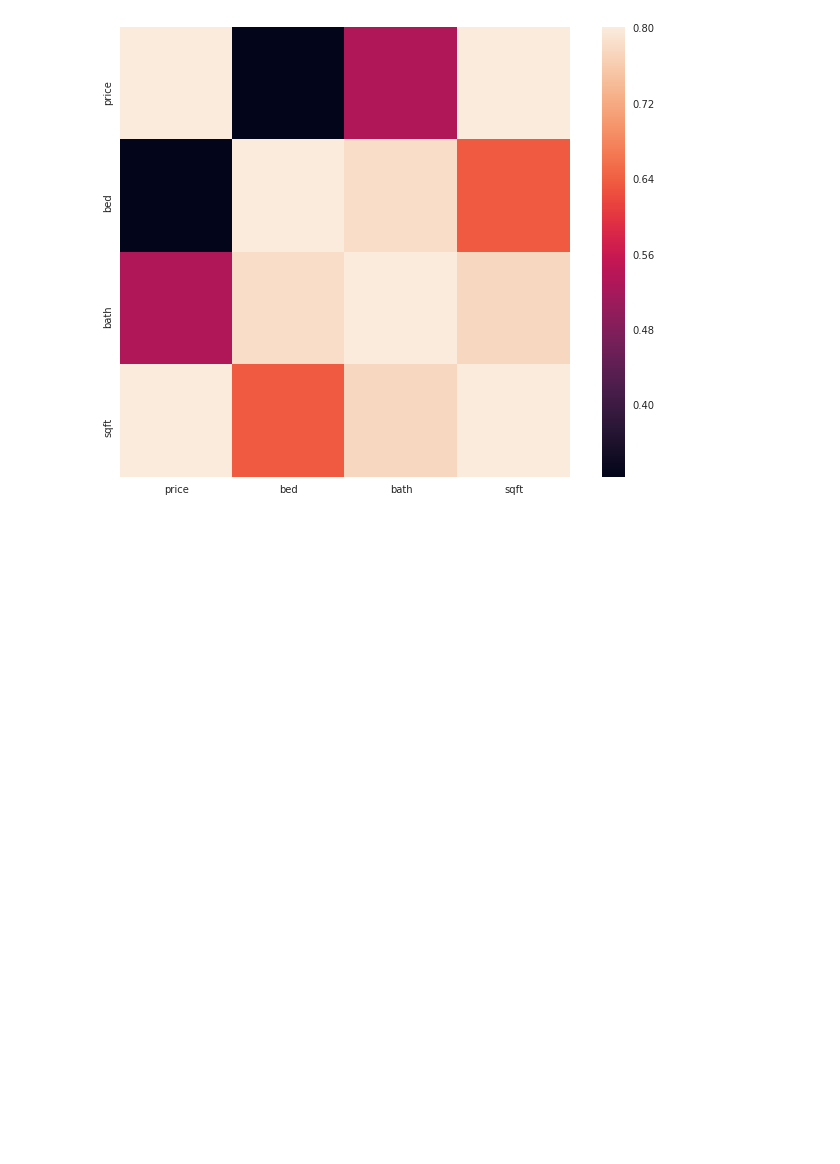
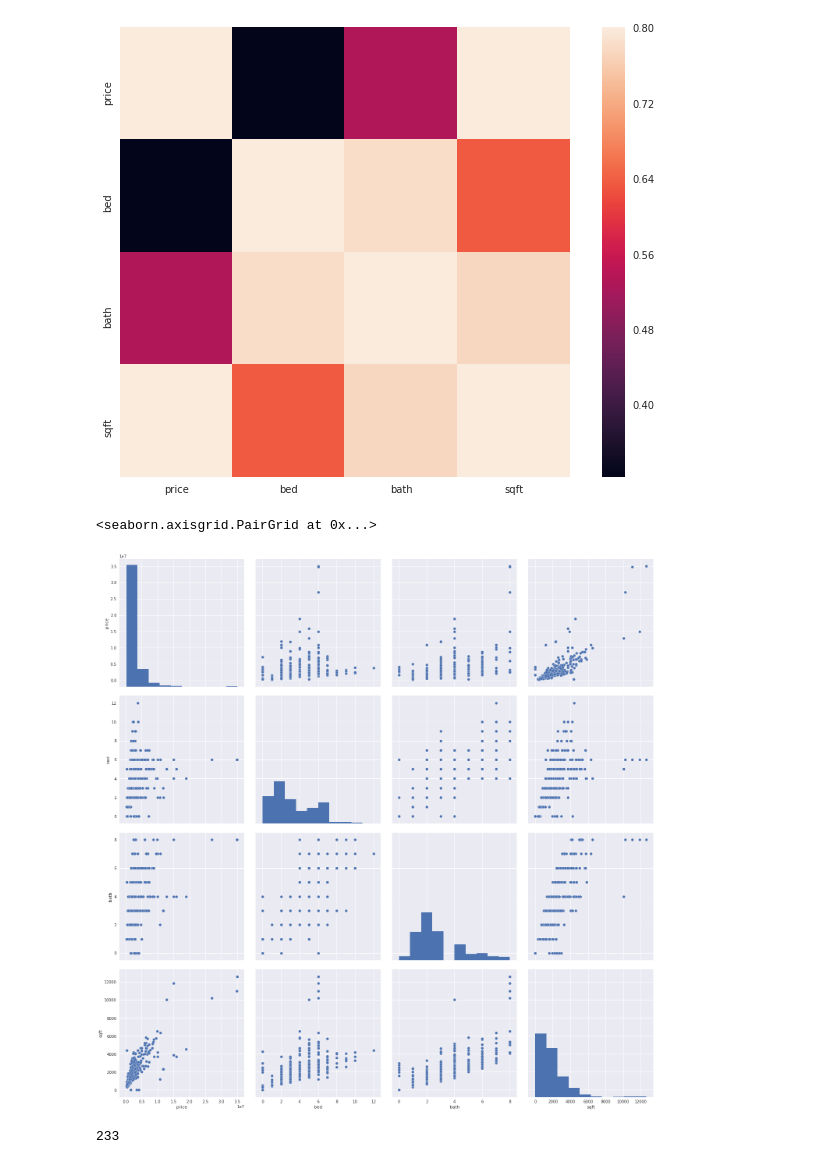
Before and after one commit to kylehounslow/vancouver_housing, a Jupyter notebook: notebooks/EDA.ipynb, the cells around one changed output. Drawn from its saved outputs; the diff is of its cells as text; code cells hidden in the pictures; blank space fills up the shorter version.

```diff
--- a/notebooks/EDA.ipynb
+++ b/notebooks/EDA.ipynb
@@ -193,3 +194,12 @@ corrmat = df.corr()
 sns.heatmap(corrmat, vmax=.8, square=True);
 # %% [output]
 [figure]
+# %%
+sns.pairplot(df, size = 5)
+# %% [output]
+<seaborn.axisgrid.PairGrid at 0x...>
+[figure, added]
+# %%
+df.latlng.isnull().sum()
+# %% [output]
+233
```
Also changed, not shown: parts of 3 cells of this notebook.
